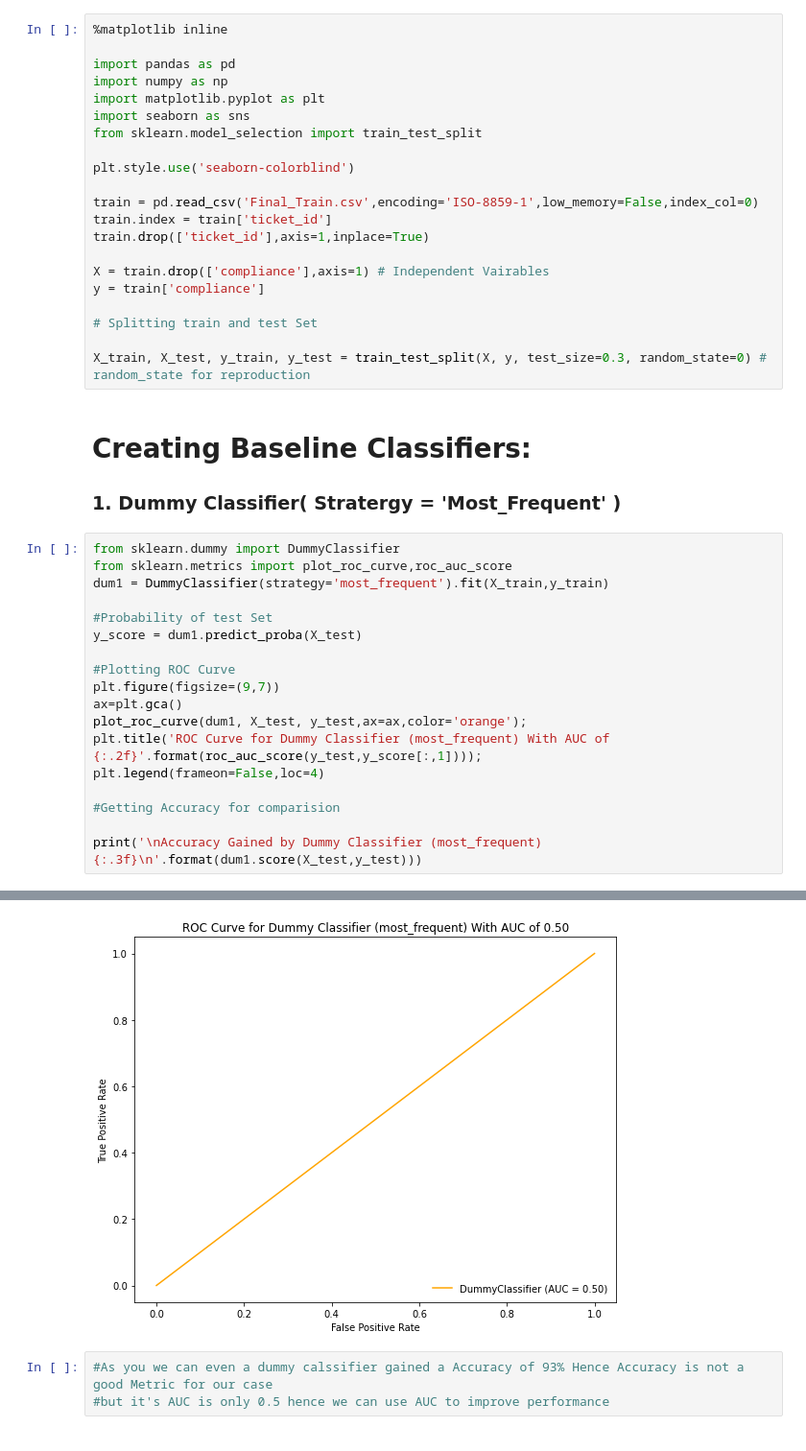
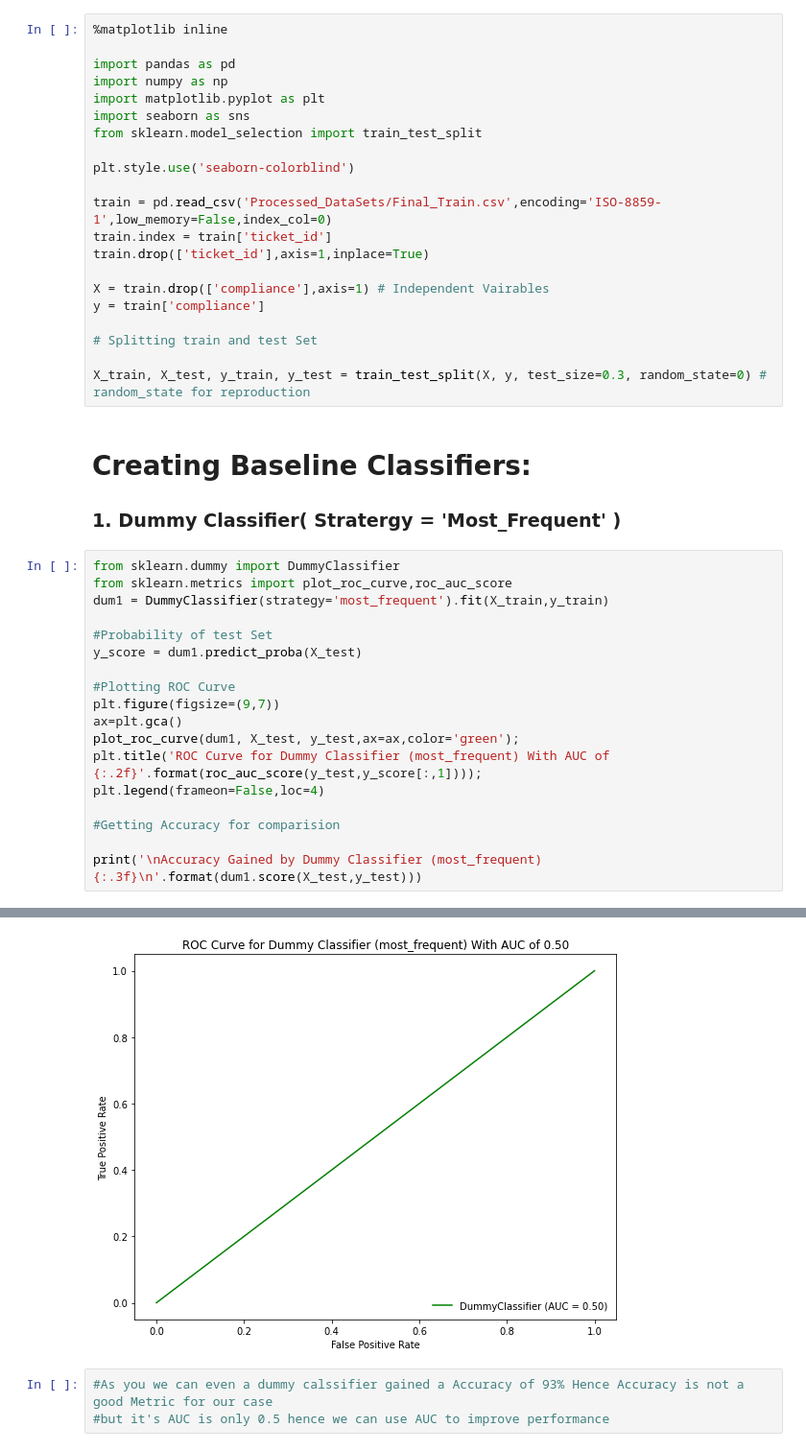
Before and after one commit to ITrustNumbers/A_Classification_Model_To_Predict_Blight_Compliance, a Jupyter notebook: Model Building.ipynb, the cells around one changed output, grey strips where cells are left out. Shown at 96% size. Cells and saved outputs as stored; diff of their text form.

```diff
--- a/Model Building.ipynb
+++ b/Model Building.ipynb
@@ -78,7 +78,7 @@ from sklearn.model_selection import train_test_split
 
 plt.style.use('seaborn-colorblind')
 
-train = pd.read_csv('Final_Train.csv',encoding='ISO-8859-1',low_memory=False,index_col=0)
+train = pd.read_csv('Processed_DataSets/Final_Train.csv',encoding='ISO-8859-1',low_memory=False,index_col=0)
 train.index = train['ticket_id']
 train.drop(['ticket_id'],axis=1,inplace=True)
 
@@ -94,24 +94,24 @@ X_train, X_test, y_train, y_test = train_test_split(X, y, test_size=0.3, random_
 # %%
 from sklearn.dummy import DummyClassifier
 from sklearn.metrics import plot_roc_curve,roc_auc_score
 dum1 = DummyClassifier(strategy='most_frequent').fit(X_train,y_train)
 
 #Probability of test Set
 y_score = dum1.predict_proba(X_test)
 
 #Plotting ROC Curve
 plt.figure(figsize=(9,7))
 ax=plt.gca()
-plot_roc_curve(dum1, X_test, y_test,ax=ax,color='orange');
+plot_roc_curve(dum1, X_test, y_test,ax=ax,color='green');
 plt.title('ROC Curve for Dummy Classifier (most_frequent) With AUC of {:.2f}'.format(roc_auc_score(y_test,y_score[:,1])));
 plt.legend(frameon=False,loc=4)
 
 #Getting Accuracy for comparision
 
 print('\nAccuracy Gained by Dummy Classifier (most_frequent) {:.3f}\n'.format(dum1.score(X_test,y_test)))
 # %% [output]
 Accuracy Gained by Dummy Classifier (most_frequent) 0.929
-[figure, old version]
+[figure, new version]
 # %%
 #As you we can even a dummy calssifier gained a Accuracy of 93% Hence Accuracy is not a good Metric for our case
 #but it's AUC is only 0.5 hence we can use AUC to improve performance
```
Also changed, not shown: parts of 2 cells of this notebook, 11 other files.
